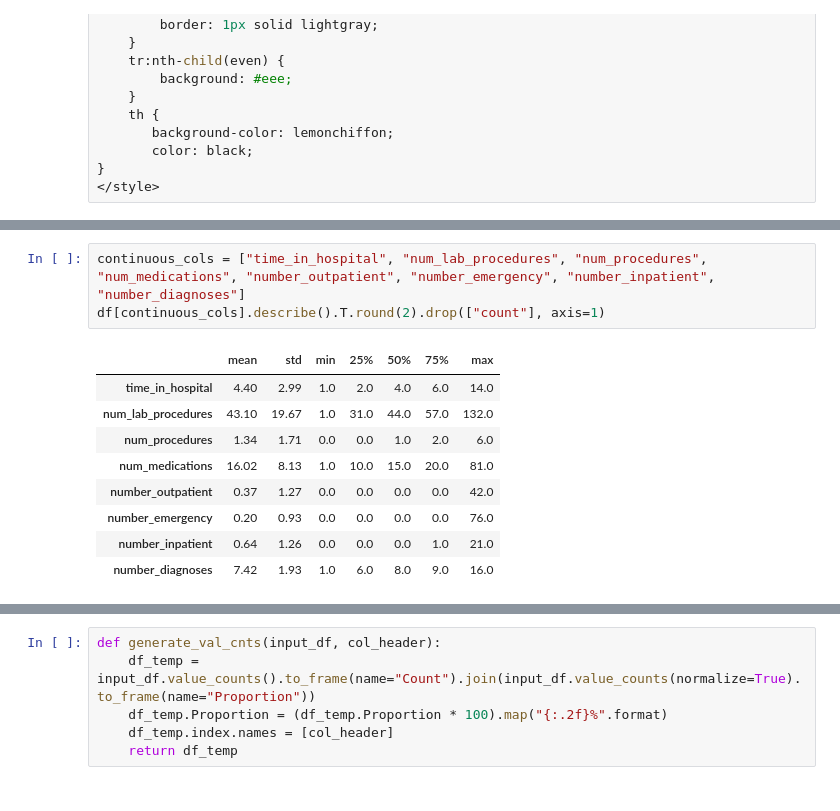
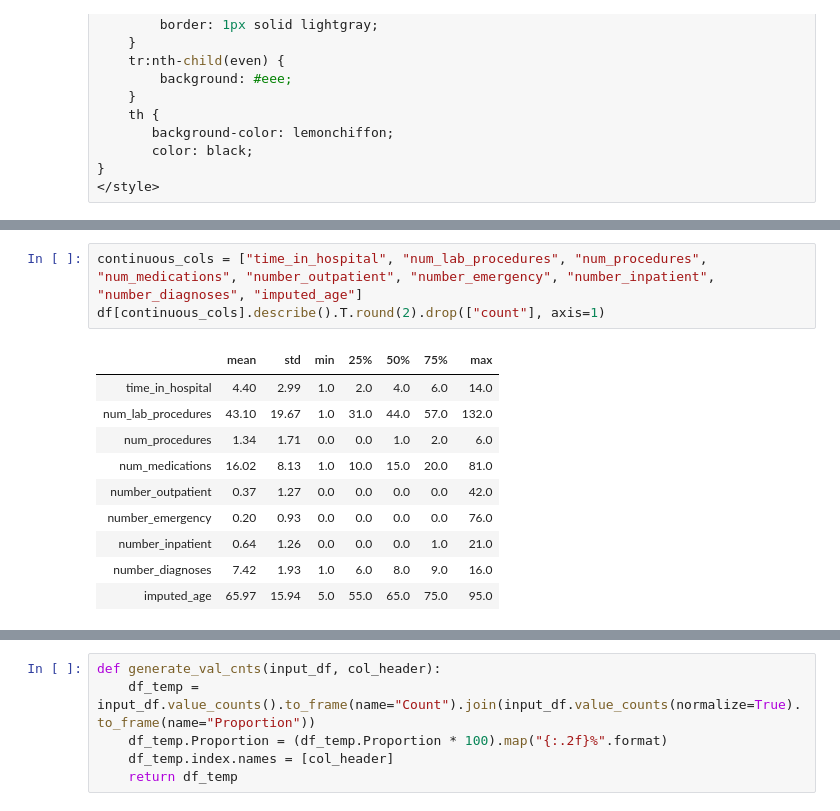
Before and after one commit to dsivie/hospital_readmissions, a Jupyter notebook: hospital_readmissions.ipynb, the cells around one changed output, grey strips where cells are left out. Cells and saved outputs as stored; diff of their text form.

```diff
--- a/hospital_readmissions.ipynb
+++ b/hospital_readmissions.ipynb
@@ -81,16 +169,17 @@ QgridWidget(grid_options={'fullWidthRows': True, 'syncColumnCellResize': True, '
 # %%
-continuous_cols = ["time_in_hospital", "num_lab_procedures", "num_procedures", "num_medications", "number_outpatient", "number_emergency", "number_inpatient", "number_diagnoses"]
+continuous_cols = ["time_in_hospital", "num_lab_procedures", "num_procedures", "num_medications", "number_outpatient", "number_emergency", "number_inpatient", "number_diagnoses", "imputed_age"]
 df[continuous_cols].describe().T.round(2).drop(["count"], axis=1)
 # %% [output]
 |  | mean | std | min | 25% | 50% | 75% | max |
 | time_in_hospital | 4.40 | 2.99 | 1.0 | 2.0 | 4.0 | 6.0 | 14.0 |
 | num_lab_procedures | 43.10 | 19.67 | 1.0 | 31.0 | 44.0 | 57.0 | 132.0 |
 | num_procedures | 1.34 | 1.71 | 0.0 | 0.0 | 1.0 | 2.0 | 6.0 |
 | num_medications | 16.02 | 8.13 | 1.0 | 10.0 | 15.0 | 20.0 | 81.0 |
 | number_outpatient | 0.37 | 1.27 | 0.0 | 0.0 | 0.0 | 0.0 | 42.0 |
 | number_emergency | 0.20 | 0.93 | 0.0 | 0.0 | 0.0 | 0.0 | 76.0 |
 | number_inpatient | 0.64 | 1.26 | 0.0 | 0.0 | 0.0 | 1.0 | 21.0 |
 | number_diagnoses | 7.42 | 1.93 | 1.0 | 6.0 | 8.0 | 9.0 | 16.0 |
+| imputed_age | 65.97 | 15.94 | 5.0 | 55.0 | 65.0 | 75.0 | 95.0 |
 # %%
 df.info()
 # %% [output]
```
Also changed, not shown: parts of 26 cells of this notebook, 1 other file.
